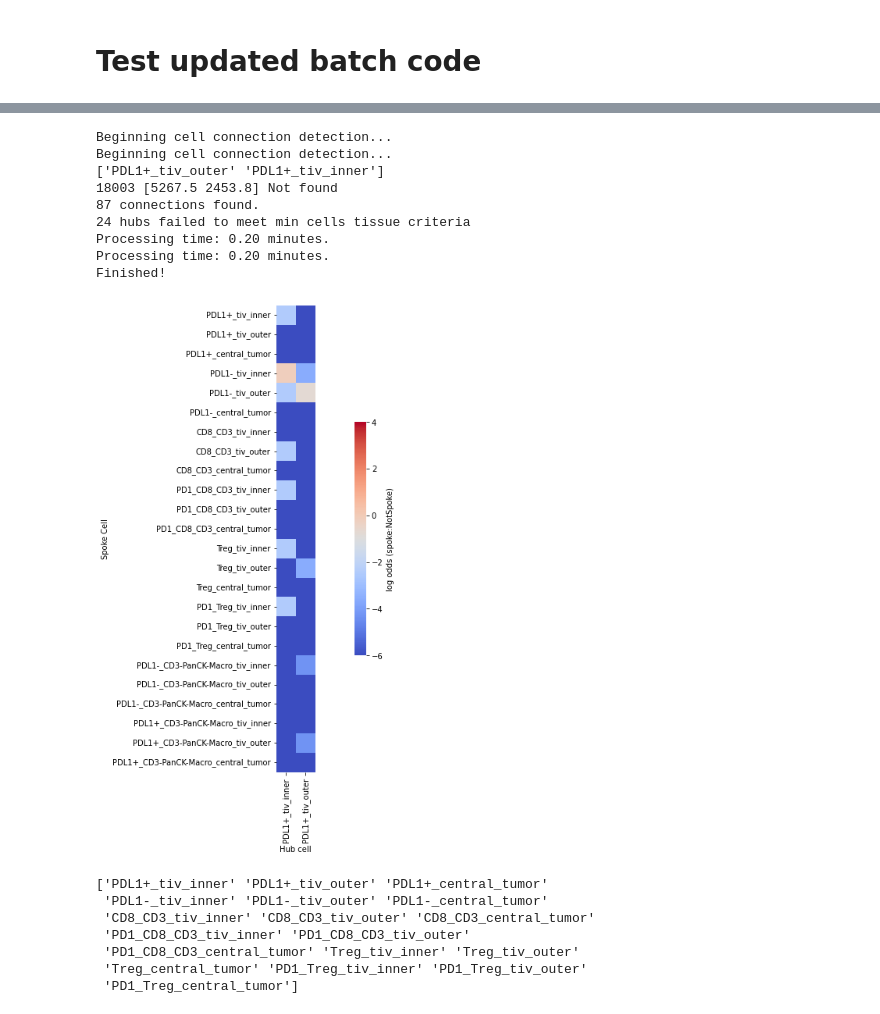
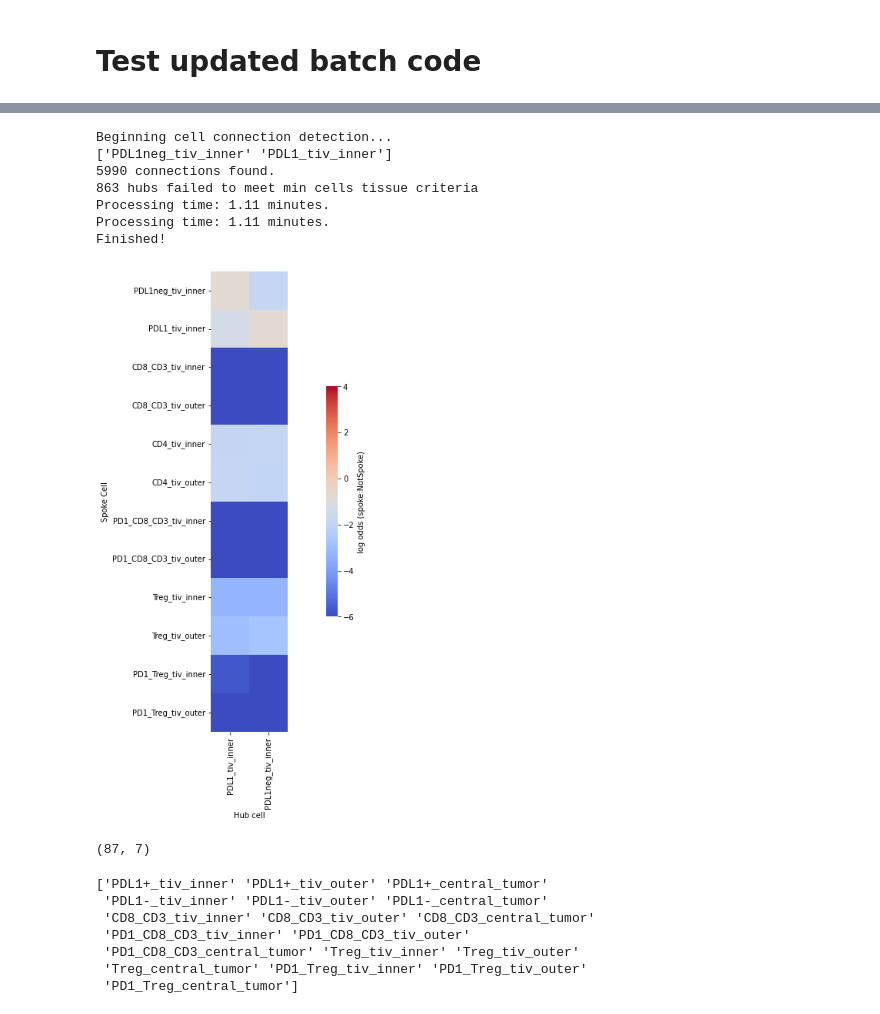
Before and after one commit to KidElectric/inform_vectra_tools, a Jupyter notebook: delaunay_tools/03_qupath_delaunay.ipynb, the cells around one changed output, grey strips where cells are left out. Cells and saved outputs as stored; diff of their text form; code cells hidden in the pictures.

```diff
--- a/delaunay_tools/03_qupath_delaunay.ipynb
+++ b/delaunay_tools/03_qupath_delaunay.ipynb
@@ -53,7 +53,10 @@ from delaunay_tools import delaunayPlots as delPlots
 %autoreload 2
 
 results = base.joinpath('bi_results')
-data =  results.joinpath('qupath','round_3','cell_exports')
+
+# data =  results.joinpath('qupath','20230422_15132','HN_Immune_WSI','tables')
+data = results.joinpath('qupath','sica_gabe_annotations_bi_round_4','cell_exports')
+
 print(data.exists(),'data exists')
 sampleinfo = base.joinpath('sampleinfo')
 print(data.exists())
@@ -69,7 +72,7 @@ for fn in all_fns:
 print('TMA:',c_tma, 'WTS:', c_wts)
 
 #Load in an example
-txt = [data.joinpath(all_fns[3])]
+txt = [data.joinpath(all_fns[2])]
 print(txt)
 df = pd.read_csv(txt[0], sep='\t',index_col=1)
 clean_clin = pd.read_csv(sampleinfo.joinpath('bi_clean_clin_85_8.csv'),index_col=0)
@@ -455,8 +486,7 @@ idx = ~df.loc[:,col_dict['cell_col']].isna()
 subset=df.loc[idx,:].reset_index()
 max_dist = 35
 scale = 1
-hub_cells = ['PDL1+_tiv_inner',
-            'PDL1+_tiv_outer']
+hub_cells = ['PDL1_tiv_inner','PDL1neg_tiv_inner']
 print('Beginning cell connection detection...')
 
 # if evaluating tumor margin, require minimum number of stromal cells of any kind
@@ -485,41 +515,43 @@ ax = delPlots.connection_heatmap(delcx,
                                  ax = ax
                                 )
 # ax.set_title(lab)
 
 if i > 1:
     ylabel=''
 else:
     ylabel = 'Spoke Cell'
 ax.set_ylabel(ylabel)
 # new_fn =jobid + '_' \
 #         +  fn.parts[-1].split(']_')[0] \
 #         + ']_delaunay_cx_%s' % lab
 
 # print('Saving %s' % new_fn )
 
 # #Save full connectivity:
 # out_fn = output.joinpath(new_fn + '.csv')
 # connections.to_csv(out_fn)
 
 # # #Save stack out log-odds connectivity matrices
 # # out_fn = output.joinpath(new_fn + '.npy')
 # # np.save(out_fn, arr=delcx, allow_pickle=False)
 
 # i = i + 1
 stop = time.time()
 print('Processing time: %2.2f minutes.' % ((stop-start)/60))
 print('Finished!')
 # %% [output]
 Beginning cell connection detection...
-Beginning cell connection detection...
-['PDL1+_tiv_outer' 'PDL1+_tiv_inner']
-18003 [5267.5 2453.8] Not found
-87 connections found.
-24 hubs failed to meet min cells tissue criteria
-Processing time: 0.20 minutes.
-Processing time: 0.20 minutes.
+['PDL1neg_tiv_inner' 'PDL1_tiv_inner']
+5990 connections found.
+863 hubs failed to meet min cells tissue criteria
+Processing time: 1.11 minutes.
+Processing time: 1.11 minutes.
 Finished!
-[figure, old version]
+[figure, new version]
+# %%
+connections.shape
+# %% [output]
+(87, 7)
 # %%
 x = np.array([x for x in multi_label_types.keys()])
 print(x)
```
Also changed, not shown: parts of 9 cells of this notebook, 3 other files.
